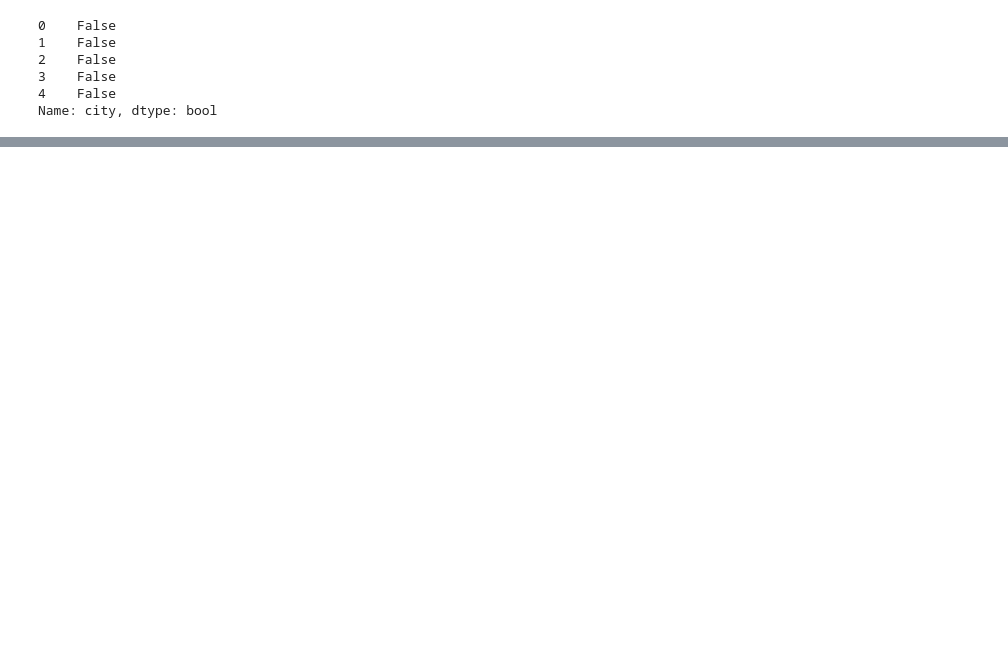
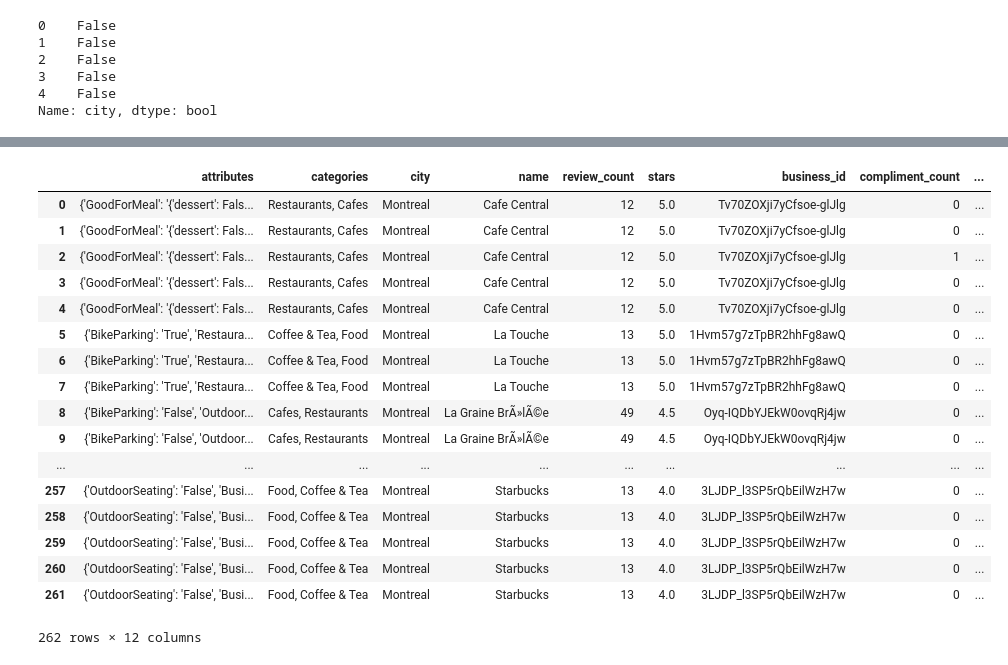
Before and after one commit to rhoffp4/Montreal_food, a Jupyter notebook: Yelp_project.ipynb, the cells around one changed output, grey strips where cells are left out. Cells and saved outputs as stored; diff of their text form; code cells hidden in the pictures; blank space fills up the shorter version.

```diff
--- a/Yelp_project.ipynb
+++ b/Yelp_project.ipynb
@@ -162,4 +64,4 @@ templist
 # %%
-MontrealBusiness_Coffee = MontrealBusiness[MontrealBusiness['categories'].isin(['Coffee & Tea, Food', 'Food, Coffee & Tea'])]
-MontrealBusiness_Coffee.head(60)
+MontrealBusiness_Coffee = MontrealBusiness[MontrealBusiness['categories'].isin(['Coffee & Tea, Food', 'Food, Coffee & Tea', 'Cafes, Restaurants', 'Restaurants, Cafes'])]
+# MontrealBusiness_Coffee.head(60)
 #MontrealBusiness_Coffee.shape
@@ -203,0 +76,5 @@ Name: stars, Length: 5779, dtype: float64
+# %%
+Best_Coffee = MontrealBusiness_Coffee[MontrealBusiness_Coffee.stars >= 4.0]
+# %%
+Best_Coffee.sort_values(by = ['stars'], inplace=True, ascending=False)
+# Best_Coffee.head(60)
@@ -203,0 +83,3 @@ Name: stars, Length: 5779, dtype: float64
+# %%
+Better_Coffee = Best_Coffee[Best_Coffee.review_count >= 10.0]
+Better_Coffee.head()
@@ -203,0 +121,22 @@ Name: stars, Length: 5779, dtype: float64
+# %%
+bizz_tips = Better_Coffee.merge(tip_df, on='business_id', how='inner', indicator=True)
+bizz_tips
+# %% [output]
+|  | attributes | categories | city | name | review_count | stars | business_id | compliment_count | ... |
+| 0 | {'GoodForMeal': '{'dessert': Fals... | Restaurants, Cafes | Montreal | Cafe Central | 12 | 5.0 | Tv70ZOXji7yCfsoe-glJlg | 0 | ... |
+| 1 | {'GoodForMeal': '{'dessert': Fals... | Restaurants, Cafes | Montreal | Cafe Central | 12 | 5.0 | Tv70ZOXji7yCfsoe-glJlg | 0 | ... |
+| 2 | {'GoodForMeal': '{'dessert': Fals... | Restaurants, Cafes | Montreal | Cafe Central | 12 | 5.0 | Tv70ZOXji7yCfsoe-glJlg | 1 | ... |
+| 3 | {'GoodForMeal': '{'dessert': Fals... | Restaurants, Cafes | Montreal | Cafe Central | 12 | 5.0 | Tv70ZOXji7yCfsoe-glJlg | 0 | ... |
+| 4 | {'GoodForMeal': '{'dessert': Fals... | Restaurants, Cafes | Montreal | Cafe Central | 12 | 5.0 | Tv70ZOXji7yCfsoe-glJlg | 0 | ... |
+| 5 | {'BikeParking': 'True', 'Restaura... | Coffee & Tea, Food | Montreal | La Touche | 13 | 5.0 | 1Hvm57g7zTpBR2hhFg8awQ | 0 | ... |
+| 6 | {'BikeParking': 'True', 'Restaura... | Coffee & Tea, Food | Montreal | La Touche | 13 | 5.0 | 1Hvm57g7zTpBR2hhFg8awQ | 0 | ... |
+| 7 | {'BikeParking': 'True', 'Restaura... | Coffee & Tea, Food | Montreal | La Touche | 13 | 5.0 | 1Hvm57g7zTpBR2hhFg8awQ | 0 | ... |
+| 8 | {'BikeParking': 'False', 'Outdoor... | Cafes, Restaurants | Montreal | La Graine BrÃ»lÃ©e | 49 | 4.5 | Oyq-IQDbYJEkW0ovqRj4jw | 0 | ... |
+| 9 | {'BikeParking': 'False', 'Outdoor... | Cafes, Restaurants | Montreal | La Graine BrÃ»lÃ©e | 49 | 4.5 | Oyq-IQDbYJEkW0ovqRj4jw | 0 | ... |
+| ... | ... | ... | ... | ... | ... | ... | ... | ... | ... |
+| 257 | {'OutdoorSeating': 'False', 'Busi... | Food, Coffee & Tea | Montreal | Starbucks | 13 | 4.0 | 3LJDP_l3SP5rQbEilWzH7w | 0 | ... |
+| 258 | {'OutdoorSeating': 'False', 'Busi... | Food, Coffee & Tea | Montreal | Starbucks | 13 | 4.0 | 3LJDP_l3SP5rQbEilWzH7w | 0 | ... |
+| 259 | {'OutdoorSeating': 'False', 'Busi... | Food, Coffee & Tea | Montreal | Starbucks | 13 | 4.0 | 3LJDP_l3SP5rQbEilWzH7w | 0 | ... |
+| 260 | {'OutdoorSeating': 'False', 'Busi... | Food, Coffee & Tea | Montreal | Starbucks | 13 | 4.0 | 3LJDP_l3SP5rQbEilWzH7w | 0 | ... |
+| 261 | {'OutdoorSeating': 'False', 'Busi... | Food, Coffee & Tea | Montreal | Starbucks | 13 | 4.0 | 3LJDP_l3SP5rQbEilWzH7w | 0 | ... |
+262 rows × 12 columns
```
Also changed, not shown: parts of 29 cells of this notebook.
